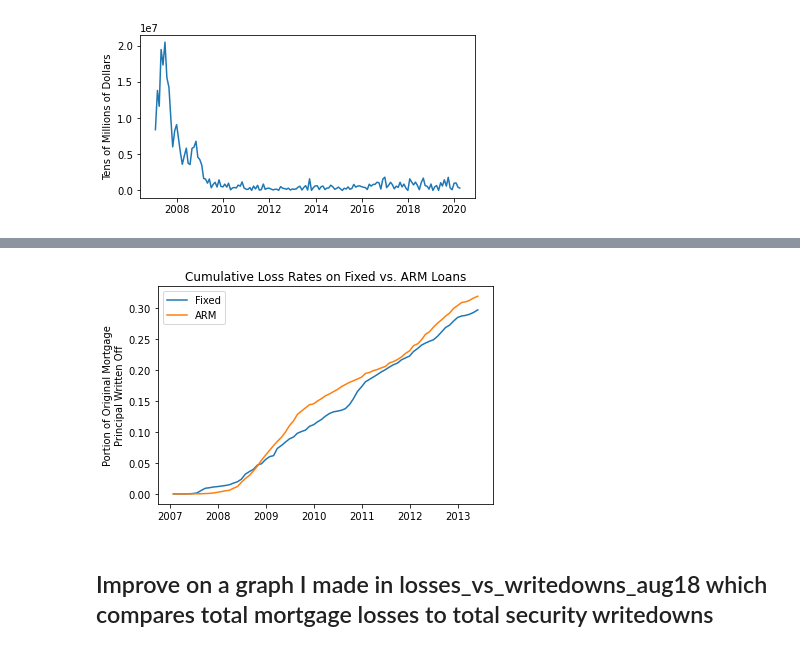
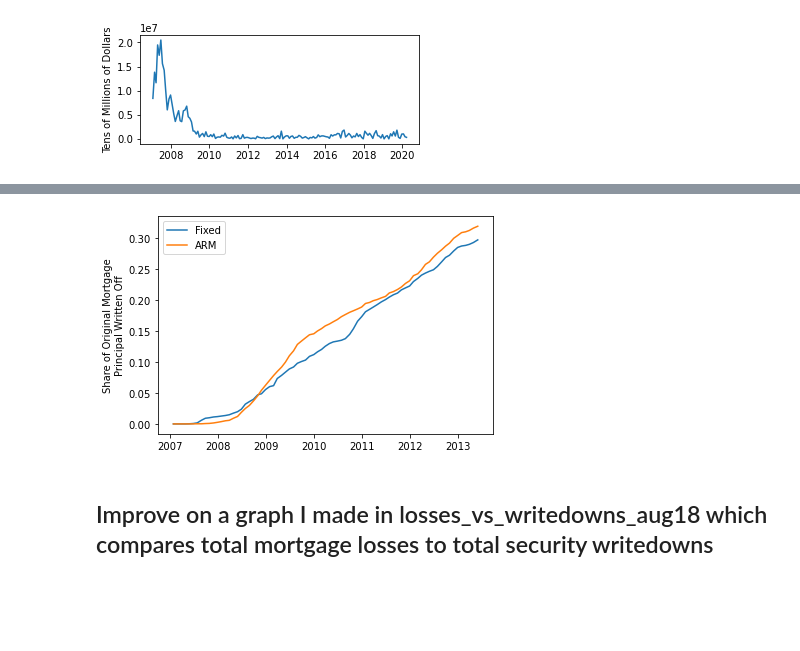
Before and after one commit to alexblumenfeld/mbs-postmortem, a Jupyter notebook: code/analysis/calcs_for_report.ipynb, the cells around one changed output, grey strips where cells are left out. Drawn from its saved outputs; the diff is of its cells as text; code cells hidden in the pictures; blank space fills up the shorter version.

```diff
--- a/code/analysis/calcs_for_report.ipynb
+++ b/code/analysis/calcs_for_report.ipynb
@@ -235,12 +235,12 @@ def print_mtg_summary_info():
 print_mtg_summary_info()
 # %%
 # Graph of prepayments over time
-prepayments_fig, prepayments_axes = plt.subplots(1,1,figsize=(6,3))
+prepayments_fig, prepayments_axes = plt.subplots(1,1,figsize=(5,2))
 prepayments_axes.plot(prepayments.xs('Total',level=1))
 prepayments_axes.set_ylabel("Tens of Millions of Dollars")
-prepayments_fig.savefig('../../figures/timeseries_prepayments.png',dpi=200,bbox_inches='tight')
+prepayments_fig.savefig('../../figures/timeseries_prepayments.png',dpi=300,bbox_inches='tight')
 # %% [output]
-[figure, old version]
+[figure, new version]
 # %%
 # Following the work I did in losses_vs_writedowns_aug18, plot the cumulative loss rates (starting in March 2007) for fixed vs. ARM loans
 # Compute the initial sizes of each loan type, as well as Fixed, ARM, Group I, Group II, and Total
@@ -310,11 +310,10 @@ arm_cumulative_loss_rate = arm_cumulative_losses / pool_size_after_mar07.loc['AR
 plt.plot(fixed_cumulative_loss_rate,label='Fixed')
 plt.plot(arm_cumulative_loss_rate,label='ARM')
 plt.legend()
-plt.ylabel('Portion of Original Mortgage\nPrincipal Written Off')
-plt.title('Cumulative Loss Rates on Fixed vs. ARM Loans')
-plt.savefig('../../figures/timeseries_cumulative_losses_fixed_vs_arm.png',dpi=200,bbox_inches='tight')
+plt.ylabel('Share of Original Mortgage\nPrincipal Written Off')
+plt.savefig('../../figures/timeseries_cumulative_losses_fixed_vs_arm.png',dpi=300,bbox_inches='tight')
 # %% [output]
-[figure, old version]
+[figure, new version]
 # %% [markdown]
 ## Improve on a graph I made in losses_vs_writedowns_aug18 which compares total mortgage losses to total security writedowns
 # %%
```
Also changed, not shown: parts of 1 cell of this notebook, 35 other files.
